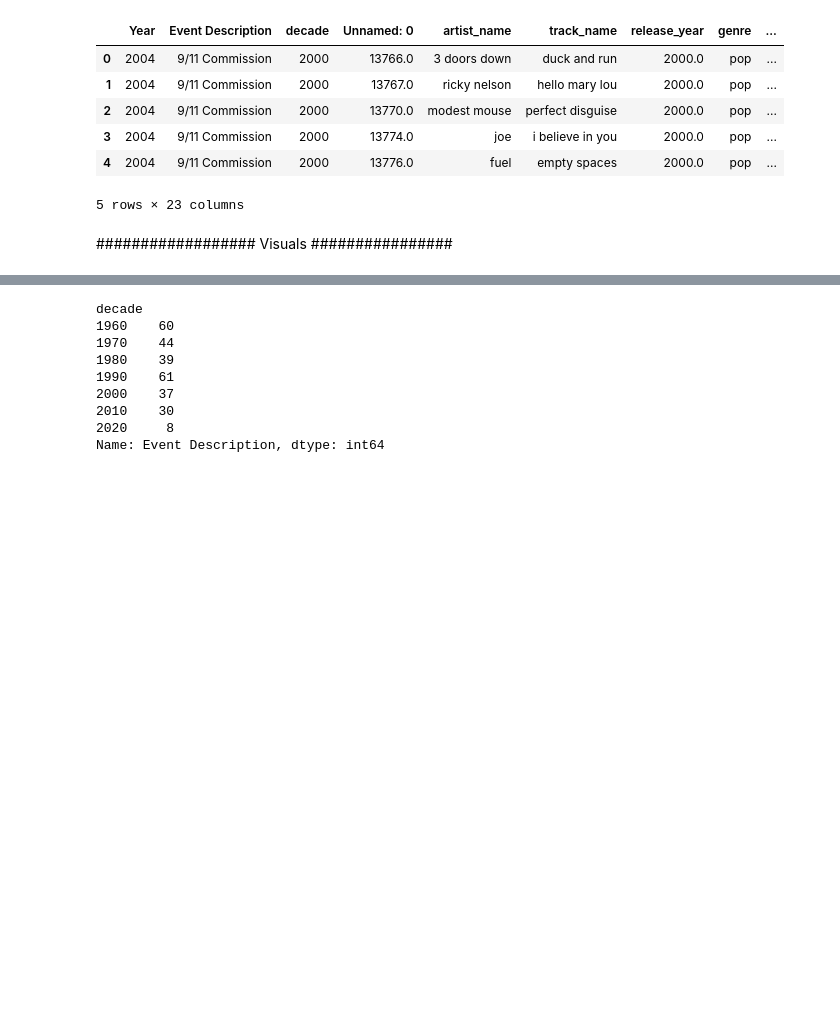
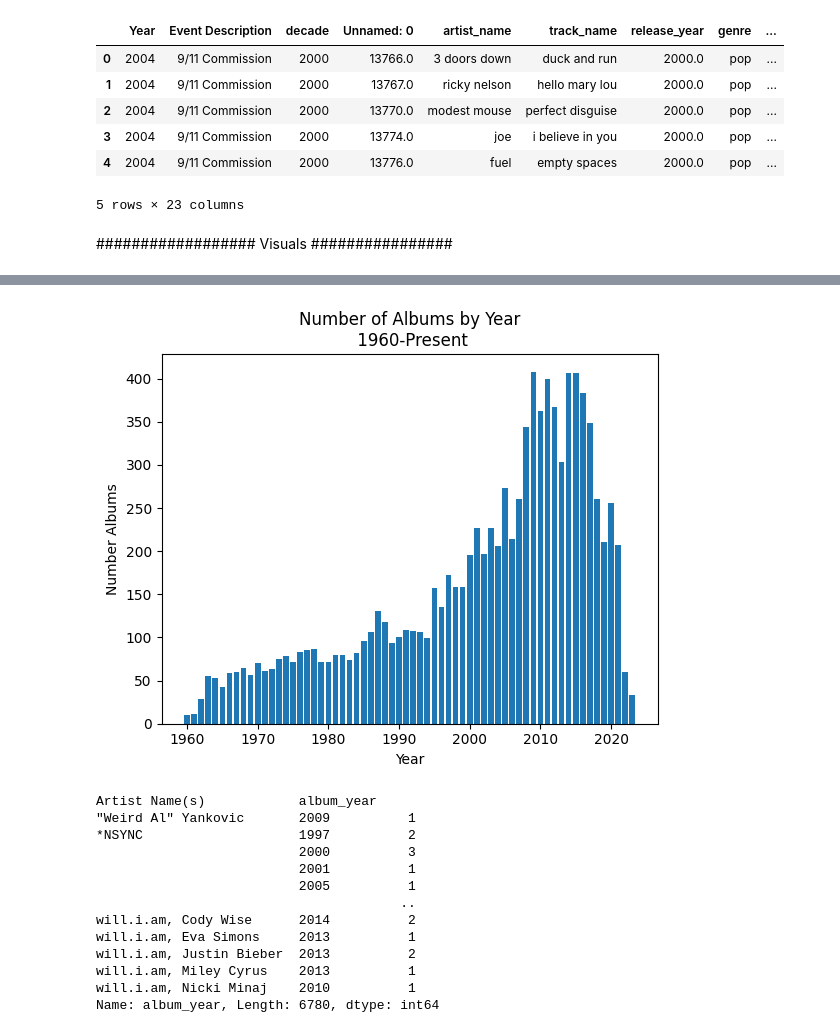
Before and after one commit to nbanks062523/BootCampCodeReview5, a Jupyter notebook: main.ipynb, the cells around one changed output, grey strips where cells are left out. Cells and saved outputs as stored; diff of their text form; code cells hidden in the pictures; blank space fills up the shorter version.

```diff
--- a/main.ipynb
+++ b/main.ipynb
@@ -242,38 +274,40 @@ events_topics.head()
 # %%
-#### Events & Topics
+
+#********** Number of Albums by Year #########
 import matplotlib.pyplot as plt
 
-#Create a variable to hold the top emotion by decade
-
-#top_emotion= events_topics.groupby(['decade','topic']).size().reset_index(name='topic_count').sort_values('topic_count',ascending=False).drop_duplicates('decade')
-#print(top_emotion)
-
-#Count the number of world events by decade
-#.nunique() returns the unique event values
-event_count=events_topics.groupby('decade')['Event Description'].nunique()
-print(event_count)
-
+#Create a variable to hold a count of unique album years(value_counts), then sort in ascending order (sort_index)
+album_count=updated_albums['album_year'].value_counts().sort_index()
 
 #Create the bar chart with 'album_count.index' for the x axis and album_count.values for the Y axis
-#plt.bar(album_count.index,album_count.values)
+plt.bar(album_count.index,album_count.values)
 
 # Add a title to the chart
-#plt.title("Number of Albums by Year\n 1960-Present")
+plt.title("Number of Albums by Year\n 1960-Present")
 
 #Label the X and Y axis
-#plt.xlabel('Decade')
-#plt.ylabel('Events & Albums')
+plt.xlabel('Year')
+plt.ylabel('Number Albums')
 
 #Show the chart
-#plt.show()
+plt.show()
+
+#Show number of albums by artist and year
+albums_per_artist= updated_albums.groupby(['Artist Name(s)','album_year']).album_year.count()
+albums_per_artist
 # %% [output]
+[figure, added]
-decade
-1960    60
-1970    44
-1980    39
-1990    61
-2000    37
-2010    30
-2020     8
-Name: Event Description, dtype: int64
+Artist Name(s)            album_year
+"Weird Al" Yankovic       2009          1
+*NSYNC                    1997          2
+                          2000          3
+                          2001          1
+                          2005          1
+                                       ..
+will.i.am, Cody Wise      2014          2
+will.i.am, Eva Simons     2013          1
+will.i.am, Justin Bieber  2013          2
+will.i.am, Miley Cyrus    2013          1
+will.i.am, Nicki Minaj    2010          1
+Name: album_year, Length: 6780, dtype: int64
 # %%
```
Also changed, not shown: parts of 8 cells of this notebook.
